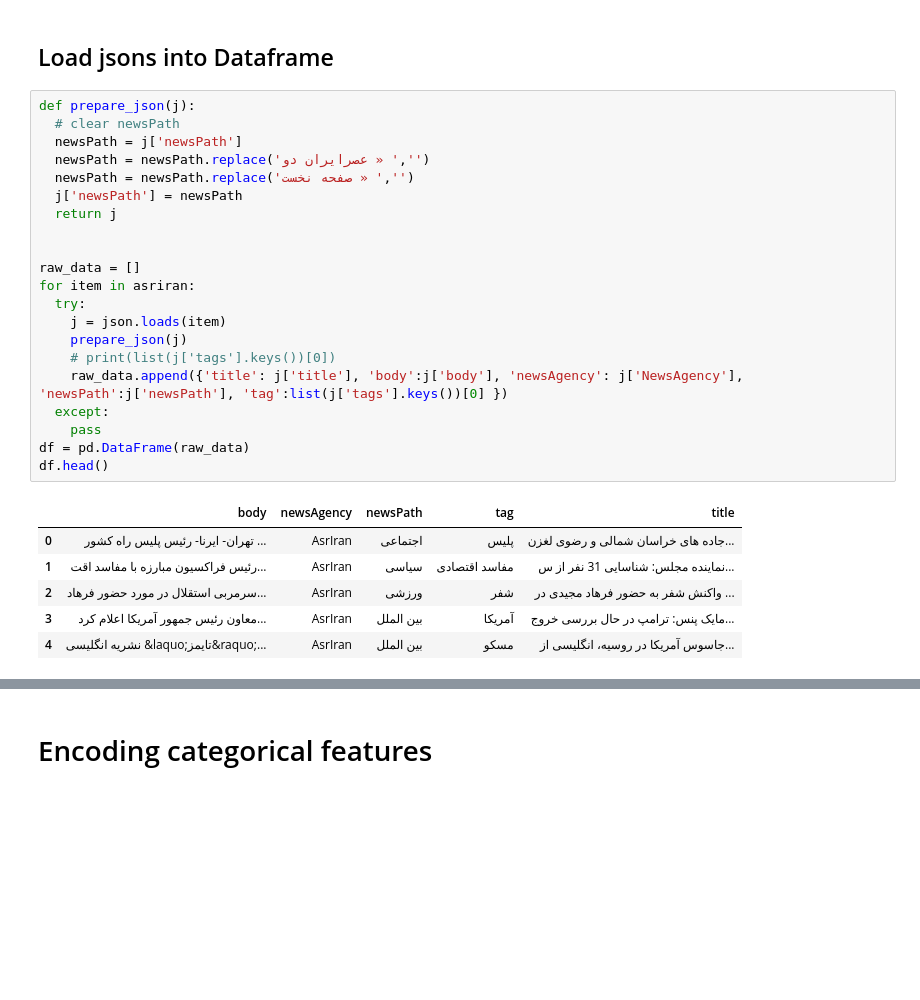
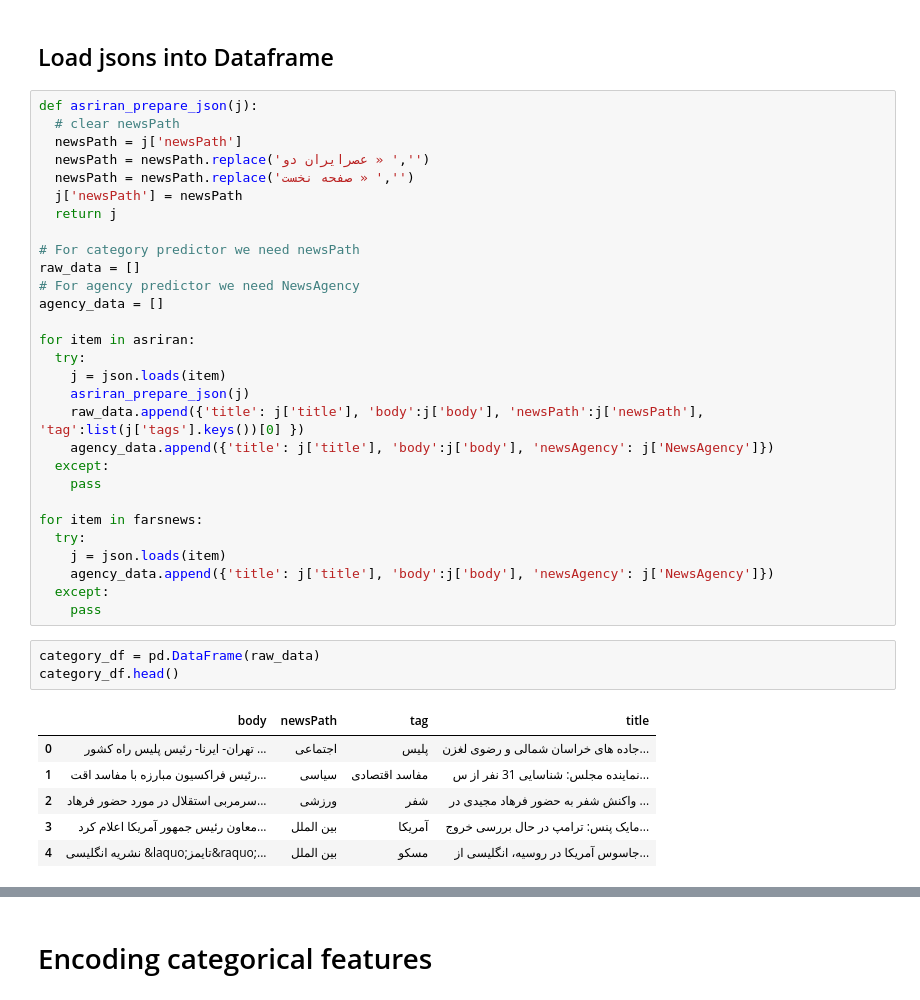
Before and after one commit to parsa-abbasi/Persian-News-Classifier, a Jupyter notebook: nlp.ipynb, the cells around one changed output, grey strips where cells are left out. Drawn from its saved outputs; the diff is of its cells as text; blank space fills up the shorter version.

Commit message:
Add agency predictor

```diff
--- a/nlp.ipynb
+++ b/nlp.ipynb
@@ -114,7 +127,7 @@ There is 15000 item available
 # %% [markdown]
 ## Load jsons into Dataframe
 # %%
-def prepare_json(j):
+def asriran_prepare_json(j):
   # clear newsPath
   newsPath = j['newsPath']
   newsPath = newsPath.replace('عصرايران دو » ','')
@@ -122,22 +135,33 @@ def prepare_json(j):
   j['newsPath'] = newsPath
   return j
 
+# For category predictor we need newsPath
+raw_data = []
+# For agency predictor we need NewsAgency
+agency_data = []
 
-raw_data = []
 for item in asriran:
   try:
     j = json.loads(item)
-    prepare_json(j)
-    # print(list(j['tags'].keys())[0])
-    raw_data.append({'title': j['title'], 'body':j['body'], 'newsAgency': j['NewsAgency'], 'newsPath':j['newsPath'], 'tag':list(j['tags'].keys())[0] })
+    asriran_prepare_json(j)
+    raw_data.append({'title': j['title'], 'body':j['body'], 'newsPath':j['newsPath'], 'tag':list(j['tags'].keys())[0] })
+    agency_data.append({'title': j['title'], 'body':j['body'], 'newsAgency': j['NewsAgency']})
   except:
     pass
-df = pd.DataFrame(raw_data)
-df.head()
+
+for item in farsnews:
+  try:
+    j = json.loads(item)
+    agency_data.append({'title': j['title'], 'body':j['body'], 'newsAgency': j['NewsAgency']})
+  except:
+    pass
-# %% [output]
-|  | body | newsAgency | newsPath | tag | title |
-| 0 | تهران- ایرنا- رئیس پلیس راه کشور ... | AsrIran | اجتماعی | پلیس | جاده های خراسان شمالی و رضوی لغزن... |
-| 1 | رئیس فراکسیون مبارزه با مفاسد اقت... | AsrIran | سیاسی | مفاسد اقتصادی | نماینده مجلس: شناسایی 31 نفر از س... |
-| 2 | سرمربی استقلال در مورد حضور فرهاد... | AsrIran | ورزشی | شفر | واکنش شفر به حضور فرهاد مجیدی در ... |
-| 3 | معاون رئیس جمهور آمریکا اعلام کرد... | AsrIran | بین الملل | آمریکا | مایک پنس: ترامپ در حال بررسی خروج... |
-| 4 | نشریه انگلیسی &laquo;تایمز&raquo;... | AsrIran | بین الملل | مسکو | جاسوس آمریکا در روسیه، انگلیسی از... |
+# %%
+category_df = pd.DataFrame(raw_data)
+category_df.head()
+# %% [output]
+|  | body | newsPath | tag | title |
+| 0 | تهران- ایرنا- رئیس پلیس راه کشور ... | اجتماعی | پلیس | جاده های خراسان شمالی و رضوی لغزن... |
+| 1 | رئیس فراکسیون مبارزه با مفاسد اقت... | سیاسی | مفاسد اقتصادی | نماینده مجلس: شناسایی 31 نفر از س... |
+| 2 | سرمربی استقلال در مورد حضور فرهاد... | ورزشی | شفر | واکنش شفر به حضور فرهاد مجیدی در ... |
+| 3 | معاون رئیس جمهور آمریکا اعلام کرد... | بین الملل | آمریکا | مایک پنس: ترامپ در حال بررسی خروج... |
+| 4 | نشریه انگلیسی &laquo;تایمز&raquo;... | بین الملل | مسکو | جاسوس آمریکا در روسیه، انگلیسی از... |
```
Also changed, not shown: parts of 29 cells of this notebook.
